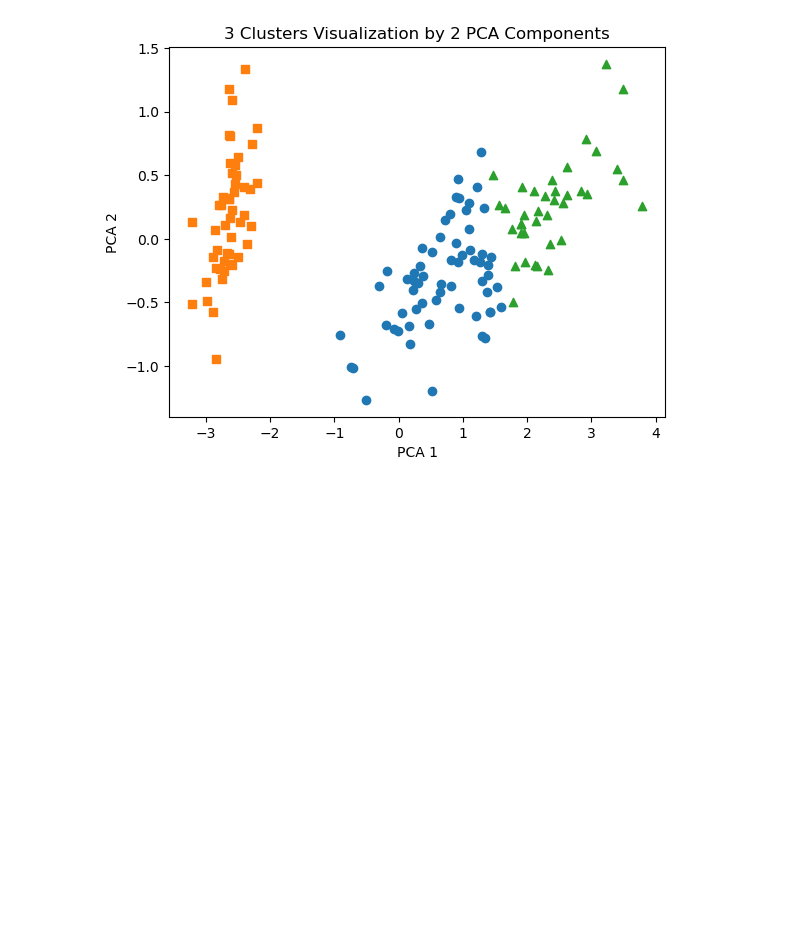
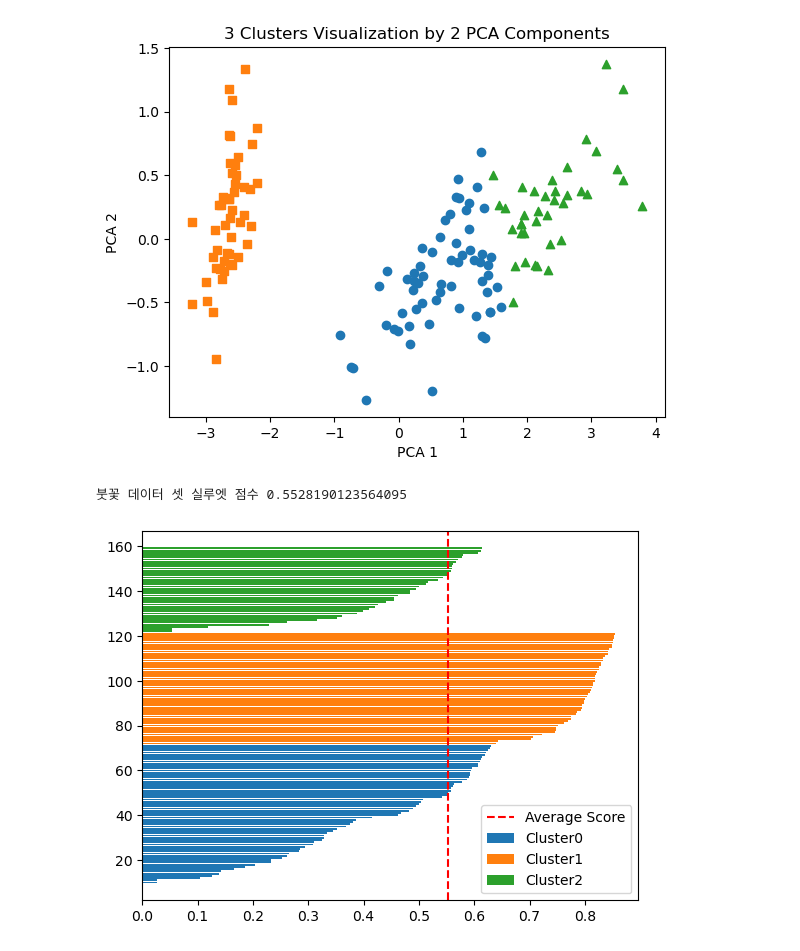
Before and after one commit to EunSeo35/ml_py, a Jupyter notebook: Clustering/01.K-Means_algorithm.ipynb, the cells around one changed output. Cells and saved outputs as stored; diff of their text form; code cells hidden in the pictures; blank space fills up the shorter version.

```diff
--- a/Clustering/01.K-Means_algorithm.ipynb
+++ b/Clustering/01.K-Means_algorithm.ipynb
@@ -75,3 +75,30 @@ plt.title('3 Clusters Visualization by 2 PCA Components')
 plt.show()
 # %% [output]
 [figure]
+# %%
+# silhouette 계수 측정
+from sklearn.metrics import silhouette_samples, silhouette_score
+
+#iris의 모든 개별 데이터에 실루엣 계수 값을 구함
+score_samples = silhouette_samples(iris.data, iris_df['cluster'])
+iris_df['silhouette_coeff'] = score_samples
+
+#모든 데이터의 평균 실루엣 계수
+print('붓꽃 데이터 셋 실루엣 점수', silhouette_score(iris.data, iris_df['cluster']))
+# %% [output]
+붓꽃 데이터 셋 실루엣 점수 0.5528190123564095
+# %%
+y_lower = 10
+for i in range(3):
+    cluster_i = score_samples[iris_df['cluster']==i]
+    cluster_i.sort()
+    y_upper = y_lower + len(cluster_i)
+    plt.barh(range(y_lower,y_upper), cluster_i, edgecolor ='none', label=f'Cluster{i}')
+    y_lower = y_upper
+
+    avg_score = silhouette_score(iris.data, iris_df['cluster'])
+plt.axvline(avg_score, color = 'red', linestyle='--', label = 'Average Score')
+plt.legend()
+plt.show()
+# %% [output]
+[figure, added]
```
Also changed, not shown: parts of 10 cells of this notebook, 5 other files.
